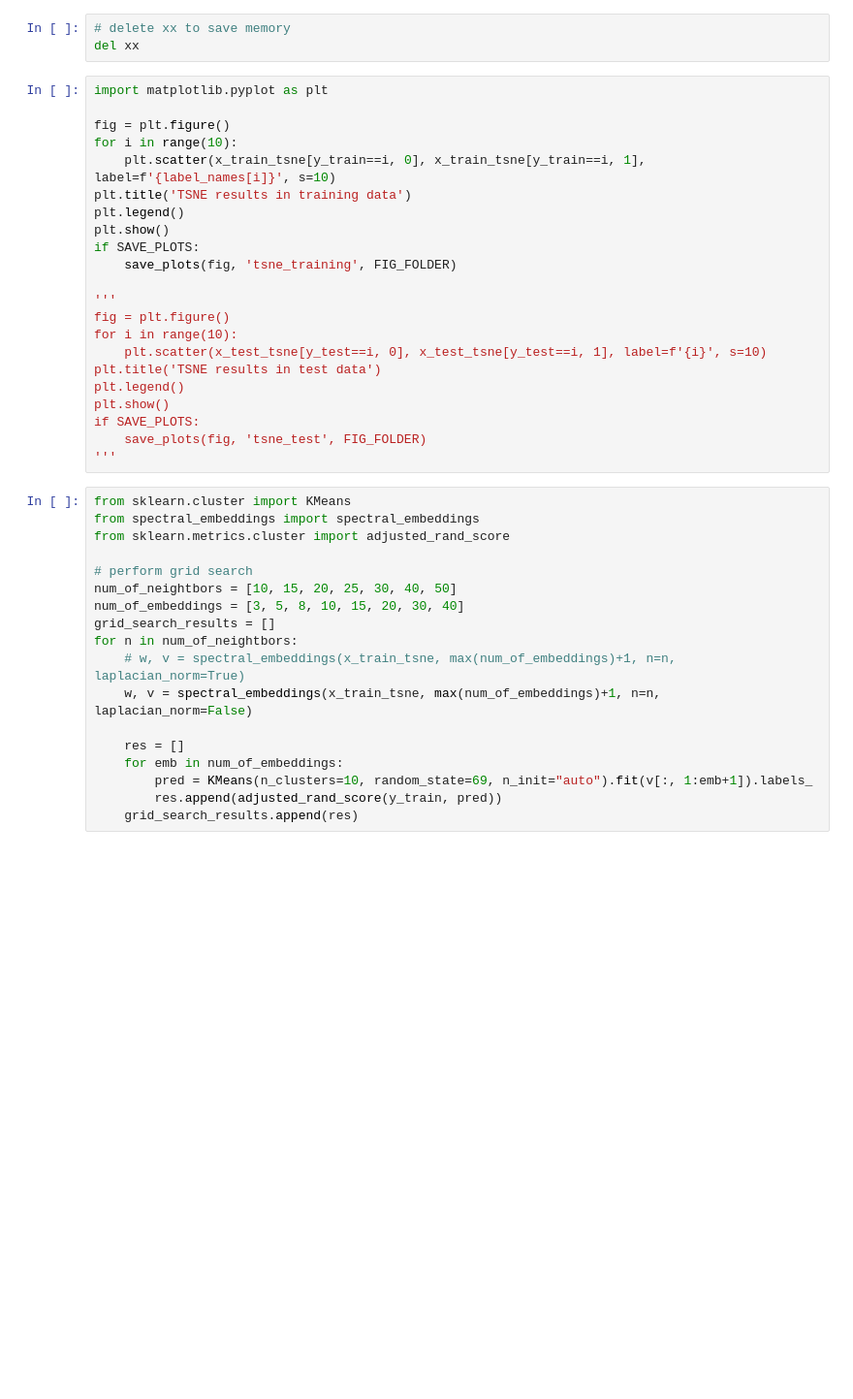
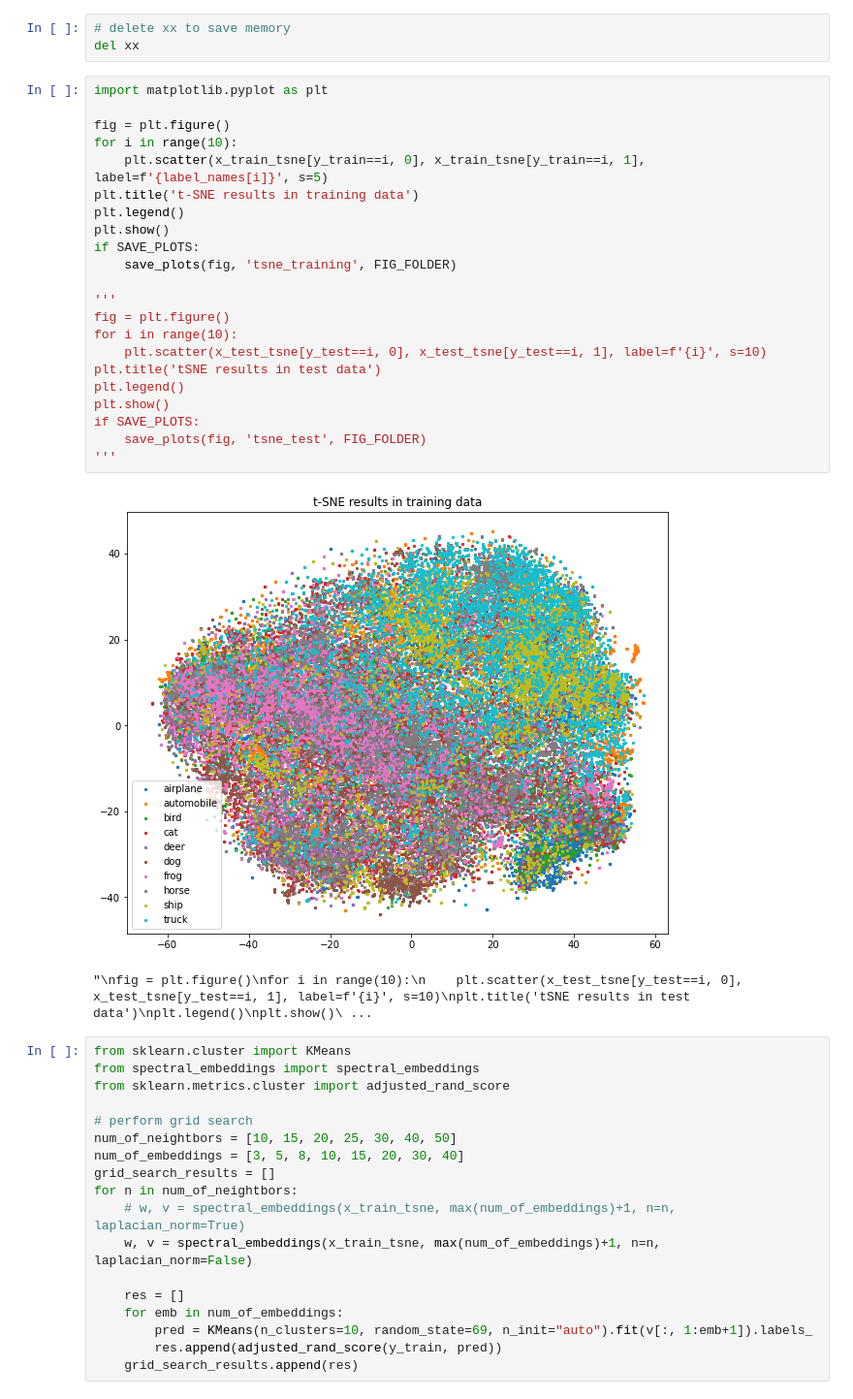
Before and after one commit to EKostinoudis/CI_SL_project, a Jupyter notebook: cifar_clustering.ipynb, the cells around one changed output. Shown at 97% size. Saved outputs shown, nothing was run; the diff lists cells and outputs as text; blank space fills up the shorter version.

```diff
--- a/cifar_clustering.ipynb
+++ b/cifar_clustering.ipynb
@@ -91,25 +102,28 @@ del xx
 # %%
 import matplotlib.pyplot as plt
 
 fig = plt.figure()
 for i in range(10):
-    plt.scatter(x_train_tsne[y_train==i, 0], x_train_tsne[y_train==i, 1], label=f'{label_names[i]}', s=10)
-plt.title('TSNE results in training data')
+    plt.scatter(x_train_tsne[y_train==i, 0], x_train_tsne[y_train==i, 1], label=f'{label_names[i]}', s=5)
+plt.title('t-SNE results in training data')
 plt.legend()
 plt.show()
 if SAVE_PLOTS:
     save_plots(fig, 'tsne_training', FIG_FOLDER)
 
 '''
 fig = plt.figure()
 for i in range(10):
     plt.scatter(x_test_tsne[y_test==i, 0], x_test_tsne[y_test==i, 1], label=f'{i}', s=10)
-plt.title('TSNE results in test data')
+plt.title('tSNE results in test data')
 plt.legend()
 plt.show()
 if SAVE_PLOTS:
     save_plots(fig, 'tsne_test', FIG_FOLDER)
 '''
+# %% [output]
+[figure, added]
+"\nfig = plt.figure()\nfor i in range(10):\n    plt.scatter(x_test_tsne[y_test==i, 0], x_test_tsne[y_test==i, 1], label=f'{i}', s=10)\nplt.title('tSNE results in test data')\nplt.legend()\nplt.show()\ ...
 # %%
 from sklearn.cluster import KMeans
 from spectral_embeddings import spectral_embeddings
```
Also changed, not shown: parts of 8 cells of this notebook, 27 other files.
